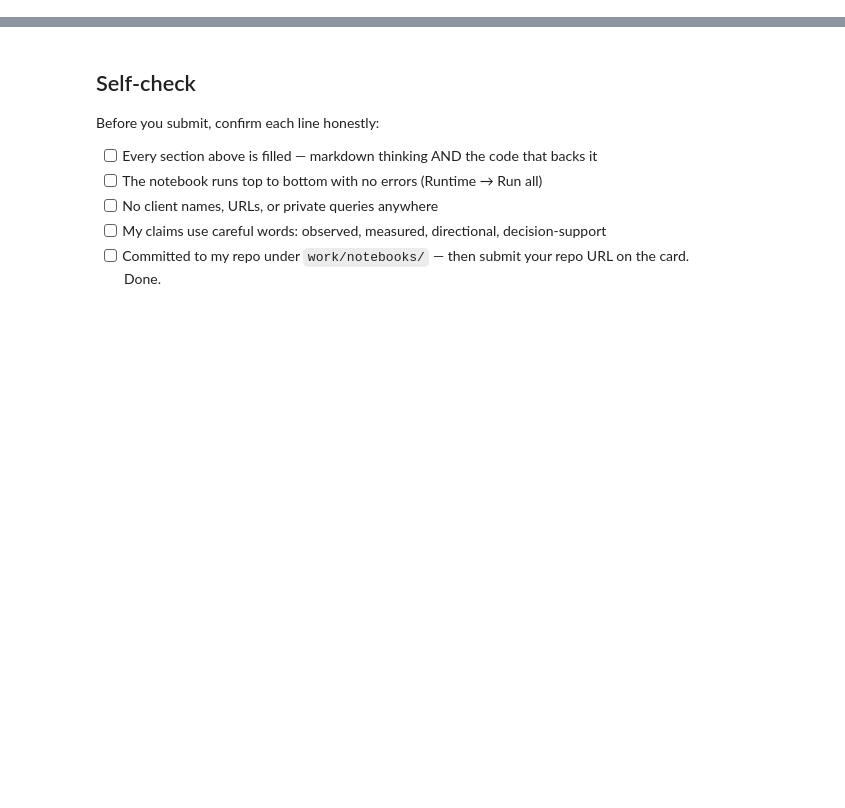
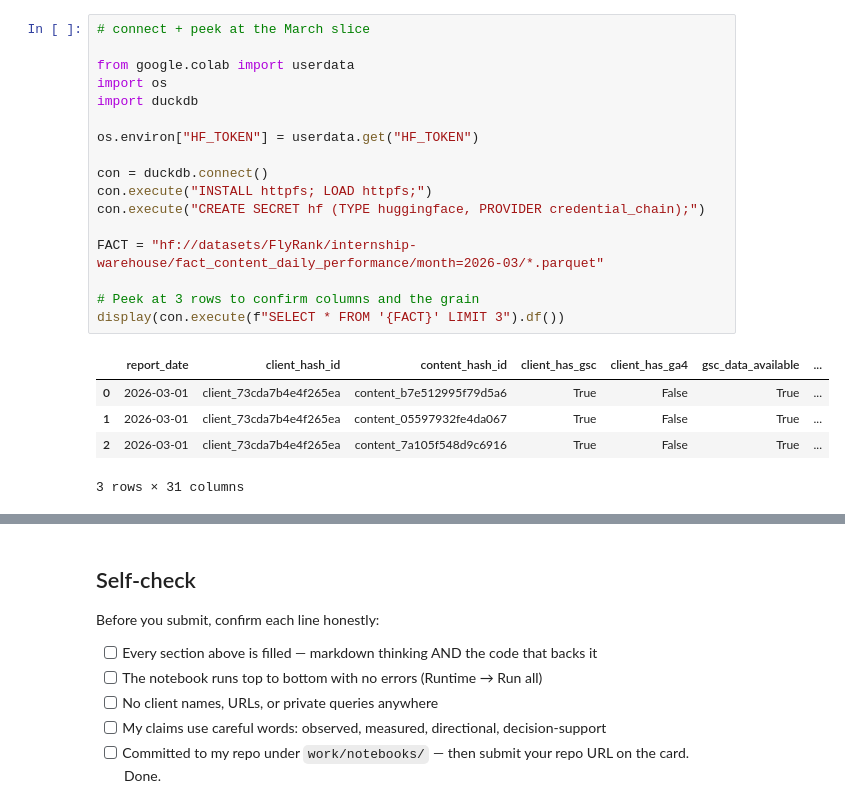
Before and after one commit to Zoye-J/FlyRank--MachineLearning, a Jupyter notebook: work/notebooks/w03_data_contract.ipynb, the cells around one changed output, grey strips where cells are left out. Saved outputs shown, nothing was run; the diff lists cells and outputs as text; blank space fills up the shorter version.

```diff
--- a/work/notebooks/w03_data_contract.ipynb
+++ b/work/notebooks/w03_data_contract.ipynb
@@ -22,0 +49,23 @@ This skeleton is yours to fill. Work the sections **in order** — each one has
+# %%
+# connect + peek at the March slice
+
+from google.colab import userdata
+import os
+import duckdb
+
+os.environ["HF_TOKEN"] = userdata.get("HF_TOKEN")
+
+con = duckdb.connect()
+con.execute("INSTALL httpfs; LOAD httpfs;")
+con.execute("CREATE SECRET hf (TYPE huggingface, PROVIDER credential_chain);")
+
+FACT = "hf://datasets/FlyRank/internship-warehouse/fact_content_daily_performance/month=2026-03/*.parquet"
+
+# Peek at 3 rows to confirm columns and the grain
+display(con.execute(f"SELECT * FROM '{FACT}' LIMIT 3").df())
+# %% [output]
+|  | report_date | client_hash_id | content_hash_id | client_has_gsc | client_has_ga4 | gsc_data_available | ... |
+| 0 | 2026-03-01 | client_73cda7b4e4f265ea | content_b7e512995f79d5a6 | True | False | True | ... |
+| 1 | 2026-03-01 | client_73cda7b4e4f265ea | content_05597932fe4da067 | True | False | True | ... |
+| 2 | 2026-03-01 | client_73cda7b4e4f265ea | content_7a105f548d9c6916 | True | False | True | ... |
+3 rows × 31 columns
```
Also changed, not shown: parts of 15 cells of this notebook.
